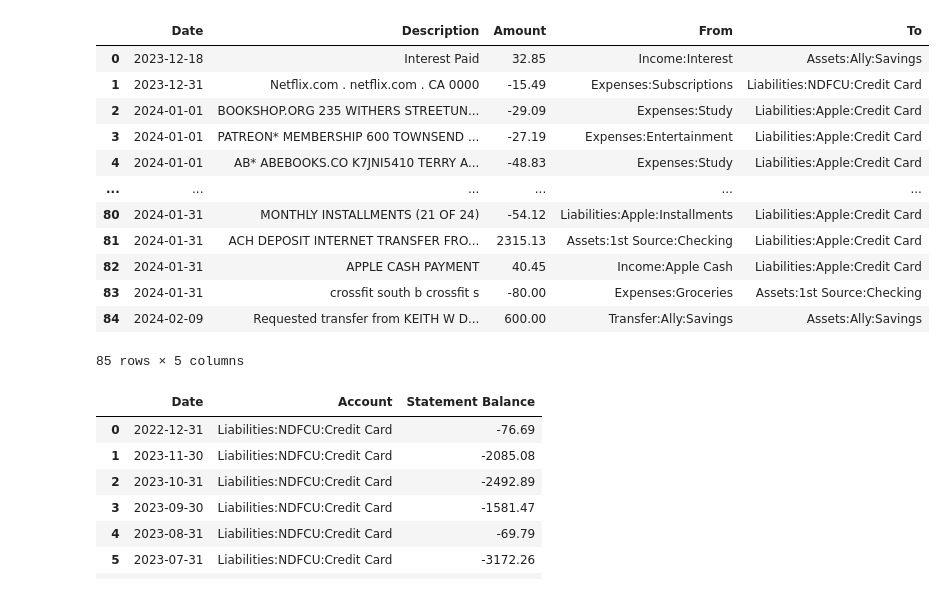
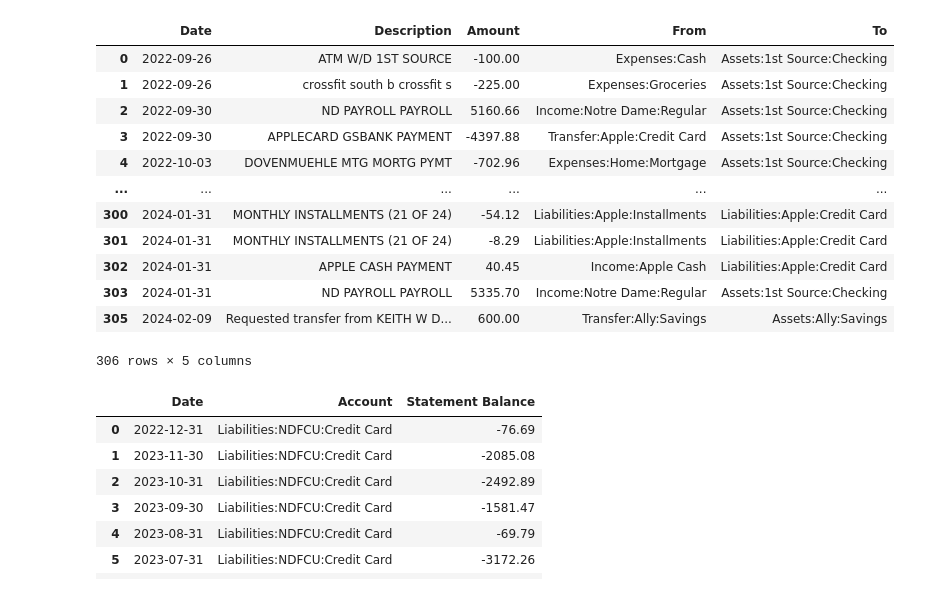
Before and after one commit to KeithDavis067/csvb, a Jupyter notebook: pandas.ipynb, the cells around one changed output. Saved outputs shown, nothing was run; the diff lists cells and outputs as text; code cells hidden in the pictures.

```diff
--- a/pandas.ipynb
+++ b/pandas.ipynb
@@ -66,8 +84,16 @@ except NameError:
 fst = pd.read_csv(home / pathlib.Path(cfg["paths"]["bank"]) / "Jan-2024_1st.csv",
                     header=3, parse_dates=["Date"])
 
+fst_old = pd.read_csv(home / pathlib.Path(cfg["paths"]["bank"]) / "2021-2023_1st_source.csv",
+                    header=3, parse_dates=["Date"])
+
+fst_older = pd.read_csv(home / pathlib.Path(cfg["paths"]["bank"]) / "2021-2022_1st_source.csv",
+                    header=3, parse_dates=["Date"])
+
+fst = pd.concat([fst, fst_old, fst_older])
+
 fst["Amount"] = np.nansum([fst["Amount Credit"],fst["Amount Debit"]], axis=0)
 fst["From"] = ""
 
 fst = read_and_apply(fst, home / cfg["paths"]["rules"] / "fstrules.toml")
-#fst
+fst[fst["From"] == ""]
@@ -103,26 +150,26 @@ ndfcu = read_and_apply(ndfcu, home / cfg["paths"]["rules"] / "ndfcurules.toml")
 # %%
 bank_tables = {"Assets:1st Source:Checking": fst,
                "Liabilities:Apple:Credit Card": apl.rename(columns={"Transaction Date": "Date"}),
               "Assets:Ally:Savings": ally,
               "Liabilities:NDFCU:Credit Card": ndfcu}
 
 
 trans = to_transactions(bank_tables)
-trans
+trans.sort_values("Date")
 # %% [output]
 |  | Date | Description | Amount | From | To |
-| 0 | 2023-12-18 | Interest Paid | 32.85 | Income:Interest | Assets:Ally:Savings |
-| 1 | 2023-12-31 | Netflix.com . netflix.com . CA 0000 | -15.49 | Expenses:Subscriptions | Liabilities:NDFCU:Credit Card |
-| 2 | 2024-01-01 | BOOKSHOP.ORG 235 WITHERS STREETUN... | -29.09 | Expenses:Study | Liabilities:Apple:Credit Card |
-| 3 | 2024-01-01 | PATREON* MEMBERSHIP 600 TOWNSEND ... | -27.19 | Expenses:Entertainment | Liabilities:Apple:Credit Card |
-| 4 | 2024-01-01 | AB* ABEBOOKS.CO K7JNI5410 TERRY A... | -48.83 | Expenses:Study | Liabilities:Apple:Credit Card |
+| 0 | 2022-09-26 | ATM W/D 1ST SOURCE | -100.00 | Expenses:Cash | Assets:1st Source:Checking |
+| 1 | 2022-09-26 | crossfit south b crossfit s | -225.00 | Expenses:Groceries | Assets:1st Source:Checking |
+| 2 | 2022-09-30 | ND PAYROLL PAYROLL | 5160.66 | Income:Notre Dame:Regular | Assets:1st Source:Checking |
+| 3 | 2022-09-30 | APPLECARD GSBANK PAYMENT | -4397.88 | Transfer:Apple:Credit Card | Assets:1st Source:Checking |
+| 4 | 2022-10-03 | DOVENMUEHLE MTG MORTG PYMT | -702.96 | Expenses:Home:Mortgage | Assets:1st Source:Checking |
 | ... | ... | ... | ... | ... | ... |
-| 80 | 2024-01-31 | MONTHLY INSTALLMENTS (21 OF 24) | -54.12 | Liabilities:Apple:Installments | Liabilities:Apple:Credit Card |
-| 81 | 2024-01-31 | ACH DEPOSIT INTERNET TRANSFER FRO... | 2315.13 | Assets:1st Source:Checking | Liabilities:Apple:Credit Card |
-| 82 | 2024-01-31 | APPLE CASH PAYMENT | 40.45 | Income:Apple Cash | Liabilities:Apple:Credit Card |
-| 83 | 2024-01-31 | crossfit south b crossfit s | -80.00 | Expenses:Groceries | Assets:1st Source:Checking |
-| 84 | 2024-02-09 | Requested transfer from KEITH W D... | 600.00 | Transfer:Ally:Savings | Assets:Ally:Savings |
+| 300 | 2024-01-31 | MONTHLY INSTALLMENTS (21 OF 24) | -54.12 | Liabilities:Apple:Installments | Liabilities:Apple:Credit Card |
+| 301 | 2024-01-31 | MONTHLY INSTALLMENTS (21 OF 24) | -8.29 | Liabilities:Apple:Installments | Liabilities:Apple:Credit Card |
+| 302 | 2024-01-31 | APPLE CASH PAYMENT | 40.45 | Income:Apple Cash | Liabilities:Apple:Credit Card |
+| 303 | 2024-01-31 | ND PAYROLL PAYROLL | 5335.70 | Income:Notre Dame:Regular | Assets:1st Source:Checking |
+| 305 | 2024-02-09 | Requested transfer from KEITH W D... | 600.00 | Transfer:Ally:Savings | Assets:Ally:Savings |
-85 rows × 5 columns
+306 rows × 5 columns
 # %%
 try:
     del bal_decl
```
Also changed, not shown: parts of 14 cells of this notebook, 2 other files.
